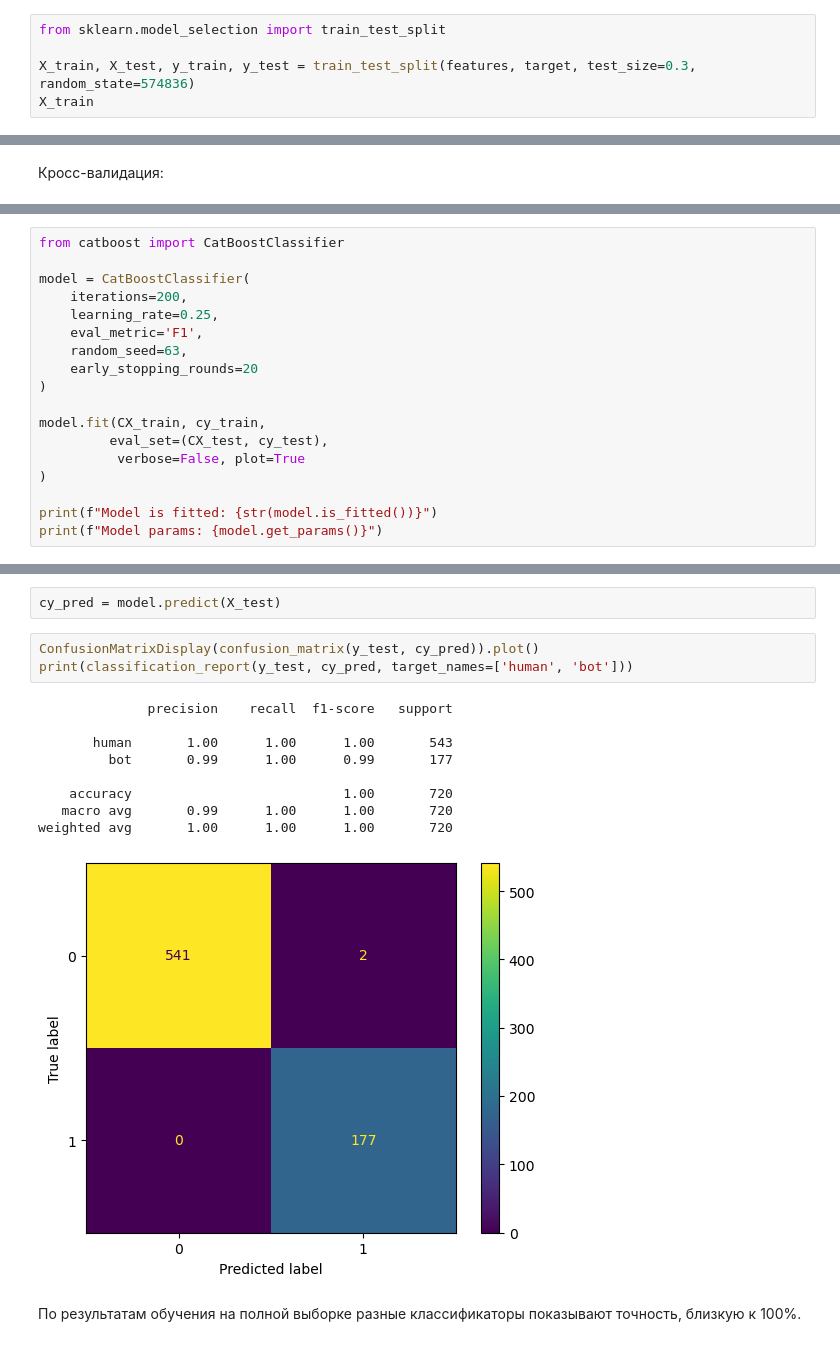
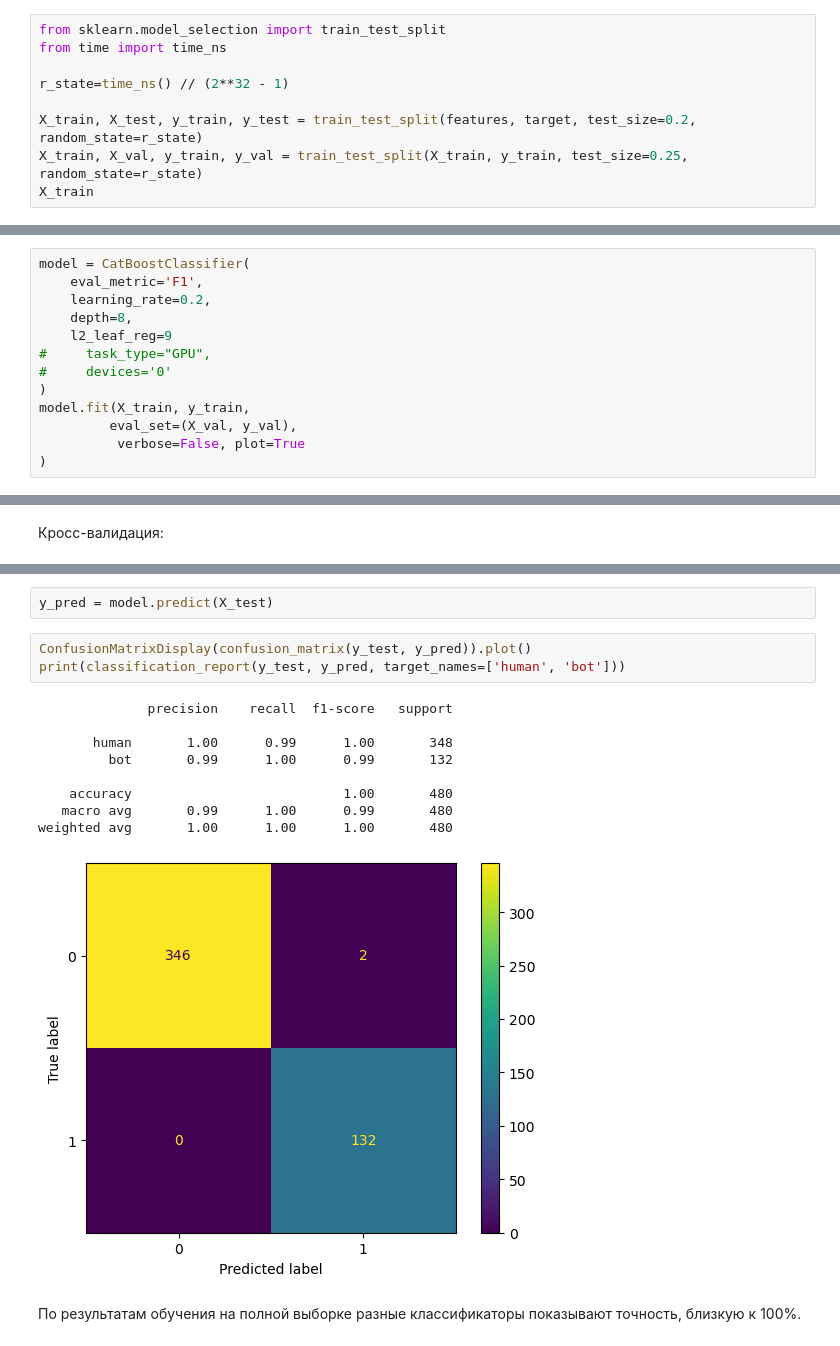
Before and after one commit to itsecd/ml-for-sec-lab1, a Jupyter notebook: Klionkin_6231_lab1.ipynb, the cells around one changed output, grey strips where cells are left out. Drawn from its saved outputs; the diff is of its cells as text.

```diff
--- a/Klionkin_6231_lab1.ipynb
+++ b/Klionkin_6231_lab1.ipynb
@@ -26,8 +48,12 @@ features
 2400 rows × 20 columns
 # %%
 from sklearn.model_selection import train_test_split
+from time import time_ns
 
-X_train, X_test, y_train, y_test = train_test_split(features, target, test_size=0.3, random_state=574836)
+r_state=time_ns() // (2**32 - 1)
+
+X_train, X_test, y_train, y_test = train_test_split(features, target, test_size=0.2, random_state=r_state)
+X_train, X_val, y_train, y_val = train_test_split(X_train, y_train, test_size=0.25, random_state=r_state)
 X_train
 # %% [output]
 |  | statuses_count | followers_count | friends_count | favourites_count | listed_count | is_default_profile | ... |
@@ -68,0 +165,13 @@ weighted avg       0.99      0.99      0.99       720
+# %%
+model = CatBoostClassifier(
+    eval_metric='F1',
+    learning_rate=0.2,
+    depth=8,
+    l2_leaf_reg=9
+#     task_type="GPU",
+#     devices='0'
+)
+model.fit(X_train, y_train,
+         eval_set=(X_val, y_val),
+          verbose=False, plot=True
+)
@@ -124,18 +235,0 @@ Best validation F1 score, stratified: 0.9776+/-0.014 on step 0
-# %%
-from catboost import CatBoostClassifier
-
-model = CatBoostClassifier(
-    iterations=200,
-    learning_rate=0.25,
-    eval_metric='F1',
-    random_seed=63,
-    early_stopping_rounds=20
-)
-
-model.fit(CX_train, cy_train,
-         eval_set=(CX_test, cy_test),
-          verbose=False, plot=True
-)
-
-print(f"Model is fitted: {str(model.is_fitted())}")
-print(f"Model params: {model.get_params()}")
@@ -146,18 +236,18 @@ Model params: {'iterations': 200, 'learning_rate': 0.25, 'random_seed': 63, 'eva
 # %%
-cy_pred = model.predict(X_test)
+y_pred = model.predict(X_test)
 # %%
-ConfusionMatrixDisplay(confusion_matrix(y_test, cy_pred)).plot()
-print(classification_report(y_test, cy_pred, target_names=['human', 'bot']))
+ConfusionMatrixDisplay(confusion_matrix(y_test, y_pred)).plot()
+print(classification_report(y_test, y_pred, target_names=['human', 'bot']))
 # %% [output]
               precision    recall  f1-score   support
 
-       human       1.00      1.00      1.00       543
-         bot       0.99      1.00      0.99       177
+       human       1.00      0.99      1.00       348
+         bot       0.99      1.00      0.99       132
 
-    accuracy                           1.00       720
-   macro avg       0.99      1.00      1.00       720
-weighted avg       1.00      1.00      1.00       720
+    accuracy                           1.00       480
+   macro avg       0.99      1.00      0.99       480
+weighted avg       1.00      1.00      1.00       480
-[figure, old version]
+[figure, new version]
 # %% [markdown]
 По результатам обучения на полной выборке разные классификаторы показывают точность, близкую к 100%.
 # %% [markdown]
```
Also changed, not shown: parts of 39 cells of this notebook, 5 other files.
